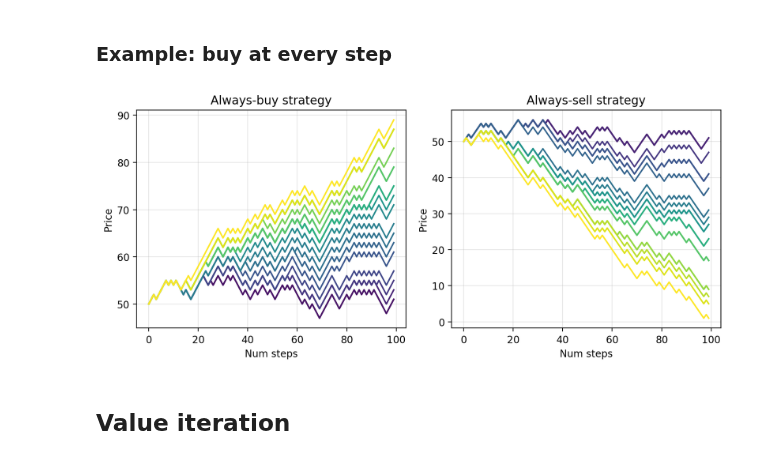
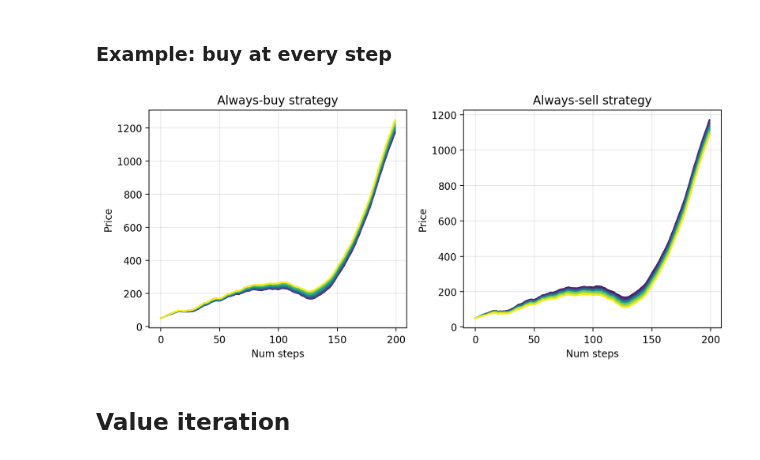
Before and after one commit to sapienzaio/online-ml-finance, a Jupyter notebook: price-impact-signal.ipynb, the cells around one changed output. Saved outputs shown, nothing was run; the diff lists cells and outputs as text; code cells hidden in the pictures.

Commit message:
feat: price-impact-signal
Start signal implementation

```diff
--- a/price-impact-signal.ipynb
+++ b/price-impact-signal.ipynb
@@ -39,38 +58,45 @@ def price_process(seed, num_steps, price_init, actions, sigma=1.0, delta=1.0, pr
 # %% [markdown]
 ### Example: buy at every step
-# %%
-seed = 314
-num_steps = 100
-price_init = 50
-
-price_impacts = np.linspace(0, 1, 20)
-colors = plt.cm.viridis(price_impacts)
-
-actions_buy = np.ones(num_steps)
-actions_sell = -np.ones(num_steps)
-
-fig, ax = plt.subplots(1, 2, figsize=(9, 4))
-for (price_impact, color) in zip(price_impacts, colors):
-
-    prices_buy = price_process(seed, num_steps, price_init, actions_buy, price_impact=price_impact)
-    ax[0].plot(prices_buy, c=color)
-
-    prices_sell = price_process(seed, num_steps, price_init, actions_sell, price_impact=price_impact)
-    ax[1].plot(prices_sell, c=color)
-
-
-for axi in ax:
-    axi.set_xlabel("Num steps")
-    axi.set_ylabel("Price")
-    axi.grid(alpha=0.3)
-
-ax[0].set_title("Always-buy strategy")
-ax[1].set_title("Always-sell strategy")
-
-
-plt.tight_layout()
-# %% [output]
-[figure, removed]
+# %%
+seed = 31415
+num_steps = 200
+price_init = 50
+
+price_impacts = np.linspace(0, 1, 20)
+colors = plt.cm.viridis(price_impacts)
+sigma_signal = 1.0
+
+actions_buy = np.ones(num_steps)
+actions_sell = -np.ones(num_steps)
+
+fig, ax = plt.subplots(1, 2, figsize=(9, 4))
+for (price_impact, color) in zip(price_impacts, colors):
+
+    prices_buy, signal = price_process(
+        seed, num_steps, price_init, actions_buy,
+        sigma_signal=sigma_signal, price_impact=price_impact
+    )
+    ax[0].plot(prices_buy, c=color)
+
+    prices_sell, _ = price_process(
+        seed, num_steps, price_init, actions_sell,
+        sigma_signal=sigma_signal, price_impact=price_impact
+    )
+    ax[1].plot(prices_sell, c=color)
+
+
+for axi in ax:
+    axi.set_xlabel("Num steps")
+    axi.set_ylabel("Price")
+    axi.grid(alpha=0.3)
+
+ax[0].set_title("Always-buy strategy")
+ax[1].set_title("Always-sell strategy")
+
+
+plt.tight_layout()
+# %% [output]
+[figure, added]
 # %% [markdown]
 ## Value iteration
 # %% [markdown]
```
Also changed, not shown: parts of 16 cells of this notebook.
